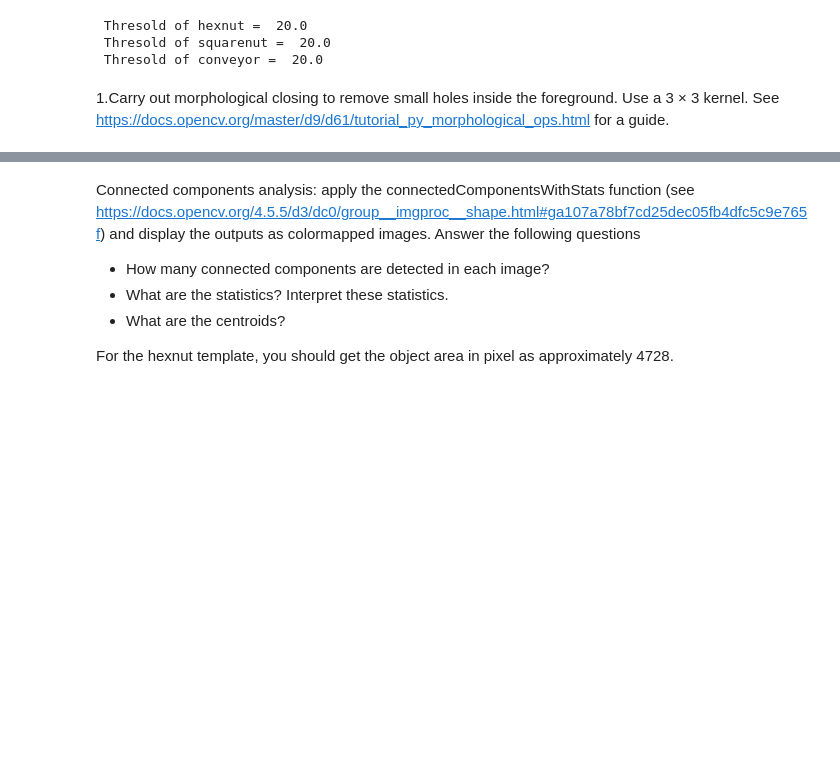
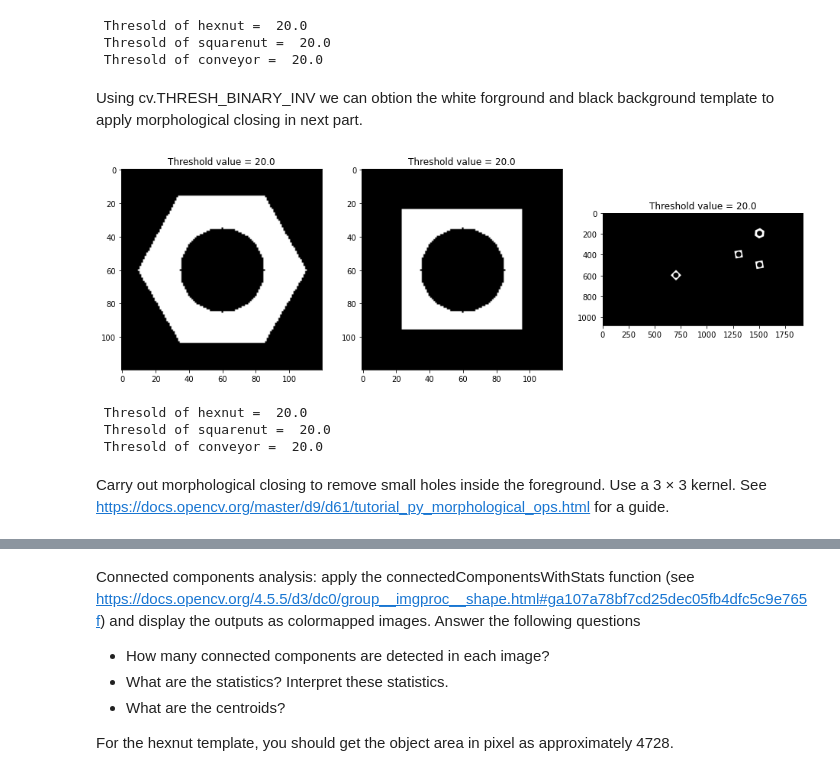
Before and after one commit to rmklakshan/Assignment-03, a Jupyter notebook: Code.ipynb, the cells around one changed output, grey strips where cells are left out. Cells and saved outputs as stored; diff of their text form; code cells hidden in the pictures; blank space fills up the shorter version.

```diff
--- a/Code.ipynb
+++ b/Code.ipynb
@@ -49,8 +49,30 @@ print(" Thresold of hexnut = ",th_hexnut,"\n","Thresold of squarenut = ",th_squa
  Thresold of hexnut =  20.0
  Thresold of squarenut =  20.0
  Thresold of conveyor =  20.0
+# %% [markdown]
+Using cv.THRESH_BINARY_INV we can obtion the white forground and black background template to apply morphological closing in next part.
+# %%
+#Apply Otsu's thresholding to obtain the binarized image
+th_hexnut, bi_hexnut = cv.threshold(gray_hexnut_template,0,255,cv.THRESH_BINARY_INV+cv.THRESH_OTSU)
+th_squarenut, bi_squarenut = cv.threshold(gray_squarenut_template,0,255,cv.THRESH_BINARY_INV+cv.THRESH_OTSU)
+th_conveyor, bi_conveyor = cv.threshold(gray_conveyor_f100,0,255,cv.THRESH_BINARY_INV+cv.THRESH_OTSU)
+
+fig, ax = plt. subplots(1,3, figsize=(16,8))
+ax[0].imshow(bi_hexnut,cmap='gray')
+ax[0].set_title("Threshold value = "+str(th_hexnut))
+ax[1].imshow( bi_squarenut ,cmap='gray')
+ax[1].set_title("Threshold value = "+str(th_squarenut))
+ax[2].imshow( bi_conveyor ,cmap='gray')
+ax[2].set_title("Threshold value = "+str(th_conveyor))
+plt.show()
+print(" Thresold of hexnut = ",th_hexnut,"\n","Thresold of squarenut = ",th_squarenut,"\n","Thresold of conveyor = ",th_conveyor)
+# %% [output]
+[figure, added]
+ Thresold of hexnut =  20.0
+ Thresold of squarenut =  20.0
+ Thresold of conveyor =  20.0
 # %% [markdown]
-1.Carry out morphological closing to remove small holes inside the foreground. Use a
+Carry out morphological closing to remove small holes inside the foreground. Use a
 3
 ×
 3
```
Also changed, not shown: parts of 2 cells of this notebook.
